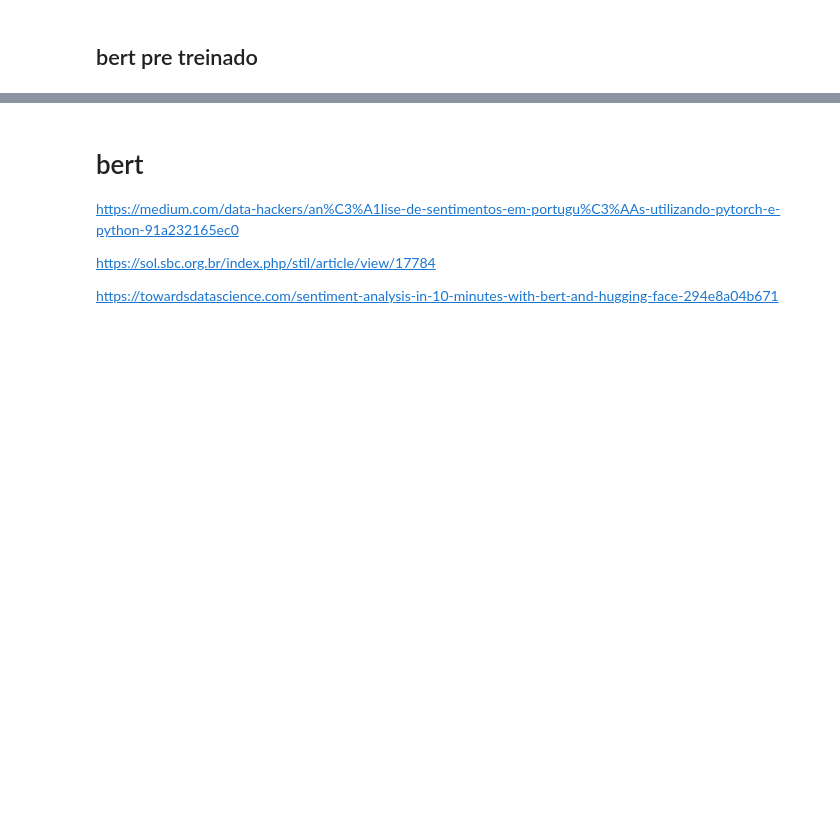
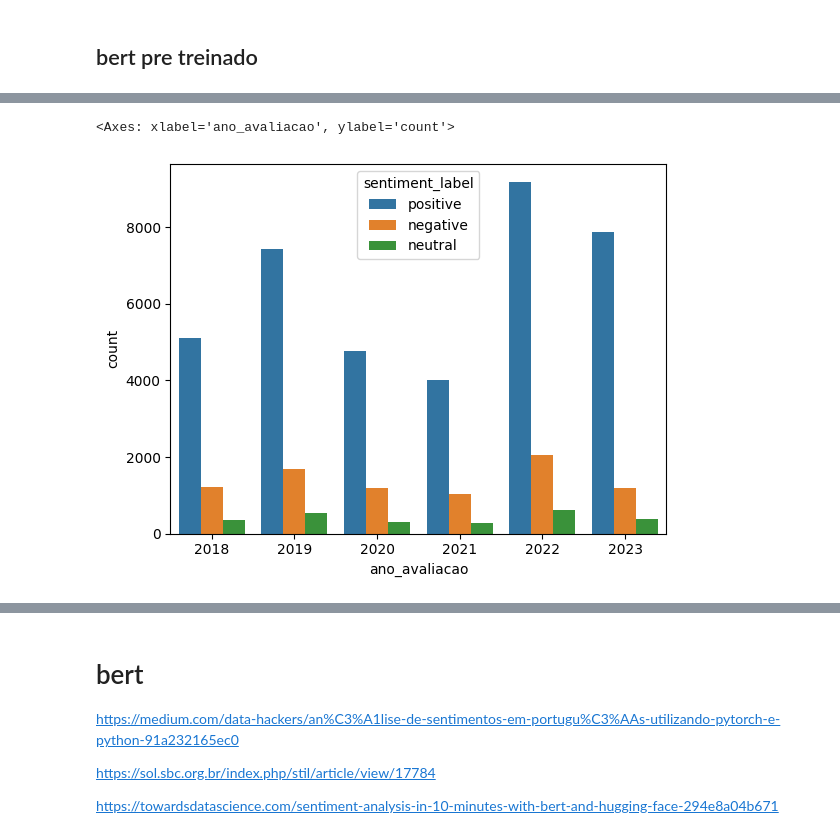
Before and after one commit to emerson-matos/tcc-notebooks, a Jupyter notebook: sentimentos/notebook.ipynb, the cells around one changed output, grey strips where cells are left out. Saved outputs shown, nothing was run; the diff lists cells and outputs as text; code cells hidden in the pictures; blank space fills up the shorter version.

```diff
--- a/sentimentos/notebook.ipynb
+++ b/sentimentos/notebook.ipynb
@@ -137,0 +187,7 @@ teste[['text', 'sentiment_text_blob', 'sentiment_bert']]
+# %%
+sns.countplot(x='ano_avaliacao',
+              hue='sentiment_label',
+              data=teste)
+# %% [output]
+<Axes: xlabel='ano_avaliacao', ylabel='count'>
+[figure, added]
```
Also changed, not shown: parts of 24 cells of this notebook.
